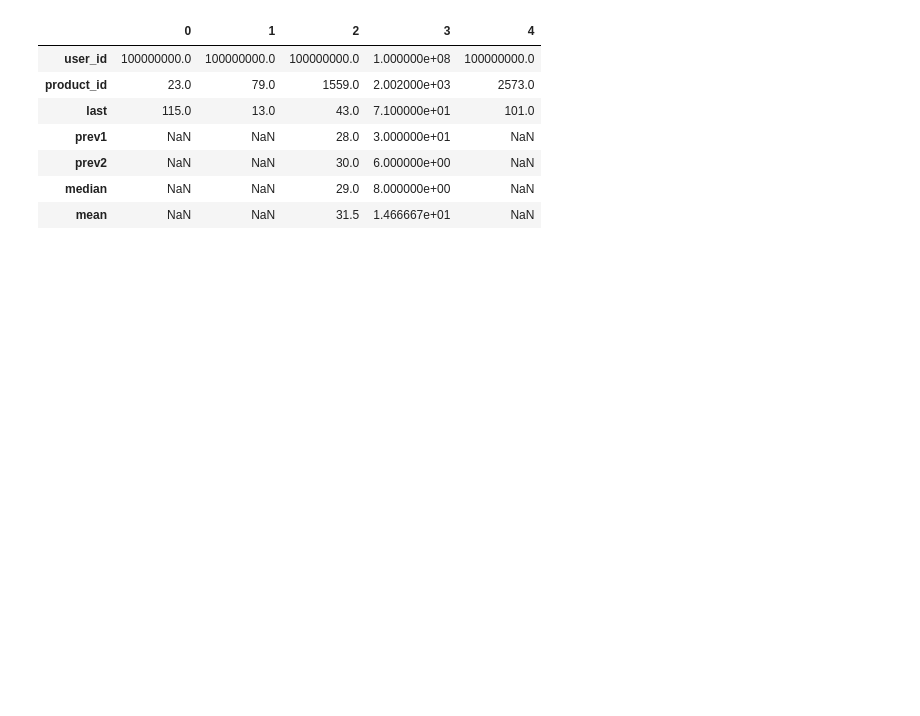
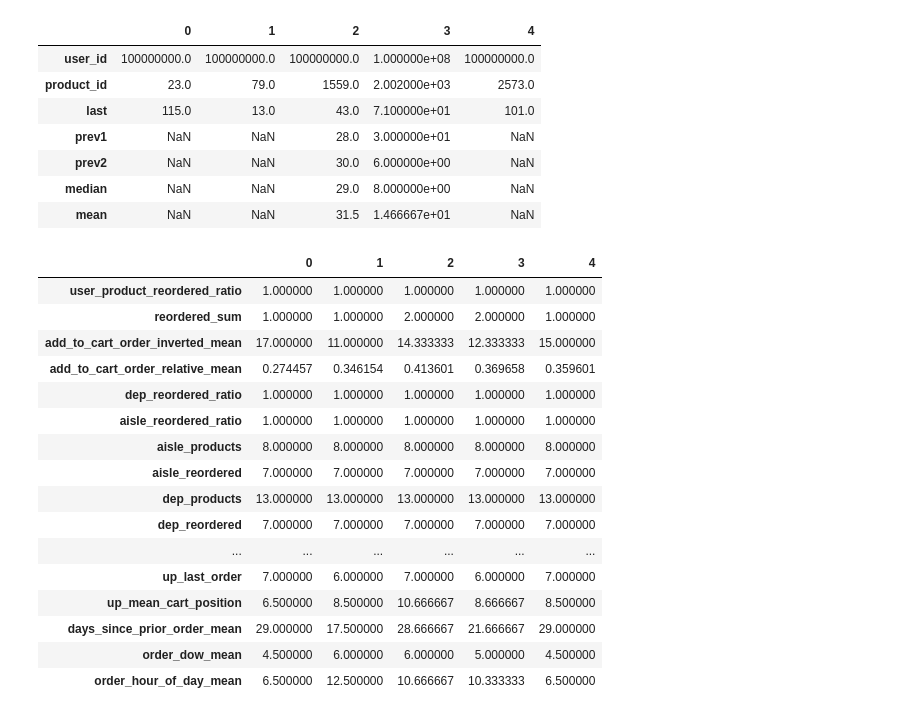
Before and after one commit to kylinorange/kaggle-instacart, a Jupyter notebook: SB Flow.ipynb, the cells around one changed output. Drawn from its saved outputs; the diff is of its cells as text; code cells hidden in the pictures; blank space fills up the shorter version.

```diff
--- a/SB Flow.ipynb
+++ b/SB Flow.ipynb
@@ -483,3 +483,58 @@ r[0].head().T
 | prev2 | NaN | NaN | 30.0 | 6.000000e+00 | NaN |
 | median | NaN | NaN | 29.0 | 8.000000e+00 | NaN |
 | mean | NaN | NaN | 31.5 | 1.466667e+01 | NaN |
+# %%
+df = pd.read_pickle(os.path.join(root, 'abt-share', 'abt_train.sb.orig{}.pkl'.format(0)))
+# %%
+sb_features = [
+    # 'reordered_dow_ration', 'reordered_dow', 'reordered_dow_size',
+    # 'reordered_prev', 'add_to_cart_order_prev', 'order_dow_prev', 'order_hour_of_day_prev',
+    'user_product_reordered_ratio', 'reordered_sum',
+    'add_to_cart_order_inverted_mean', 'add_to_cart_order_relative_mean',
+    # 'reorder_prob',
+#     'last', 'prev1', 'prev2', 'median', 'mean',
+    'dep_reordered_ratio', 'aisle_reordered_ratio',
+    'aisle_products',
+    'aisle_reordered',
+    'dep_products',
+    'dep_reordered',
+    # 'prod_users_unq', 'prod_users_unq_reordered',
+    'order_number',
+    # 'prod_add_to_card_mean',
+    'days_since_prior_order',
+    'order_dow', 'order_hour_of_day',
+    # 'reorder_ration',
+    'user_orders', 'user_order_starts_at', 'user_mean_days_since_prior',
+    # 'user_median_days_since_prior',
+    'user_average_basket', 'user_distinct_products', 'user_reorder_ratio', 'user_total_products',
+    # 'prod_orders', 'prod_reorders',
+    'up_order_rate', 'up_orders_since_last_order', 'up_order_rate_since_first_order',
+    'up_orders', 'up_first_order', 'up_last_order', 'up_mean_cart_position',
+    # 'up_median_cart_position',
+    'days_since_prior_order_mean',
+    # 'days_since_prior_order_median',
+    'order_dow_mean',
+    # 'order_dow_median',
+    'order_hour_of_day_mean',
+    # 'order_hour_of_day_median'
+]
+
+df.head()[sb_features].T
+# %% [output]
+|  | 0 | 1 | 2 | 3 | 4 |
+| user_product_reordered_ratio | 1.000000 | 1.000000 | 1.000000 | 1.000000 | 1.000000 |
+| reordered_sum | 1.000000 | 1.000000 | 2.000000 | 2.000000 | 1.000000 |
+| add_to_cart_order_inverted_mean | 17.000000 | 11.000000 | 14.333333 | 12.333333 | 15.000000 |
+| add_to_cart_order_relative_mean | 0.274457 | 0.346154 | 0.413601 | 0.369658 | 0.359601 |
+| dep_reordered_ratio | 1.000000 | 1.000000 | 1.000000 | 1.000000 | 1.000000 |
+| aisle_reordered_ratio | 1.000000 | 1.000000 | 1.000000 | 1.000000 | 1.000000 |
+| aisle_products | 8.000000 | 8.000000 | 8.000000 | 8.000000 | 8.000000 |
+| aisle_reordered | 7.000000 | 7.000000 | 7.000000 | 7.000000 | 7.000000 |
+| dep_products | 13.000000 | 13.000000 | 13.000000 | 13.000000 | 13.000000 |
+| dep_reordered | 7.000000 | 7.000000 | 7.000000 | 7.000000 | 7.000000 |
+| ... | ... | ... | ... | ... | ... |
+| up_last_order | 7.000000 | 6.000000 | 7.000000 | 6.000000 | 7.000000 |
+| up_mean_cart_position | 6.500000 | 8.500000 | 10.666667 | 8.666667 | 8.500000 |
+| days_since_prior_order_mean | 29.000000 | 17.500000 | 28.666667 | 21.666667 | 29.000000 |
+| order_dow_mean | 4.500000 | 6.000000 | 6.000000 | 5.000000 | 4.500000 |
+| order_hour_of_day_mean | 6.500000 | 12.500000 | 10.666667 | 10.333333 | 6.500000 |
```
Also changed, not shown: 1 other file.
